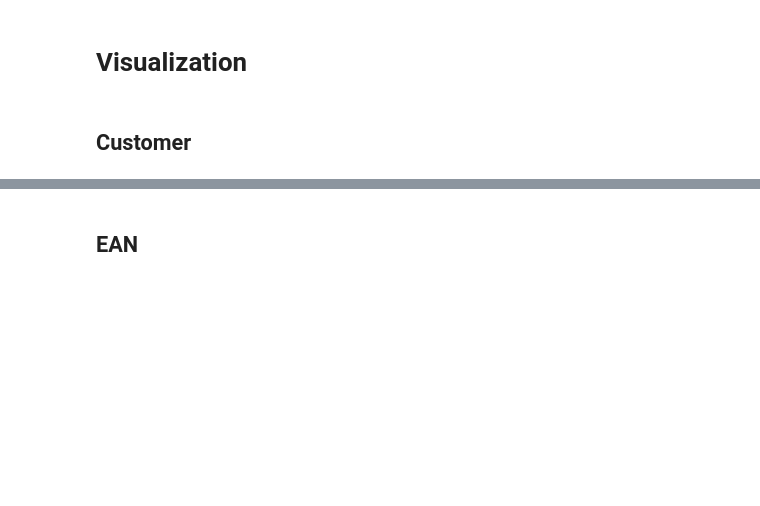
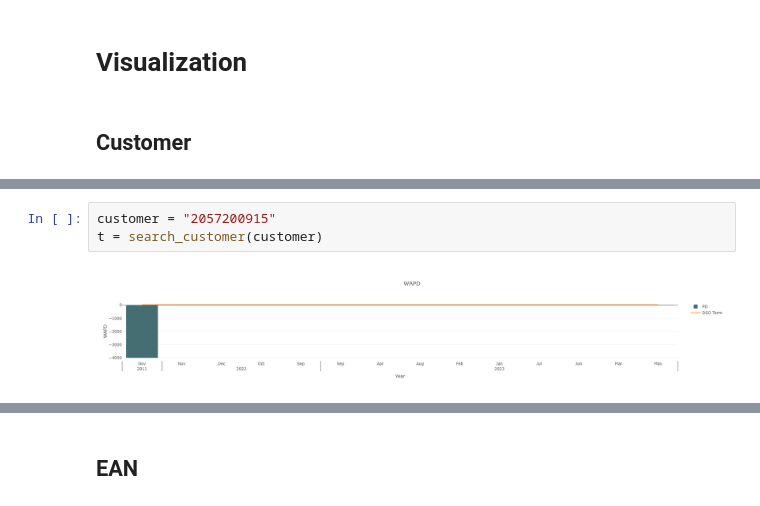
Before and after one commit to cah-madison-johnson/treasure_chest, a Jupyter notebook: WADTP/WAPD.ipynb, the cells around one changed output, grey strips where cells are left out. Cells and saved outputs as stored; diff of their text form; blank space fills up the shorter version.

```diff
--- a/WADTP/WAPD.ipynb
+++ b/WADTP/WAPD.ipynb
@@ -225,0 +259,5 @@ def get_graph(finished_df):
+# %%
+customer = "2057200915"
+t = search_customer(customer)
+# %% [output]
+[figure, added]
```
Also changed, not shown: parts of 15 cells of this notebook, 1 other file.
